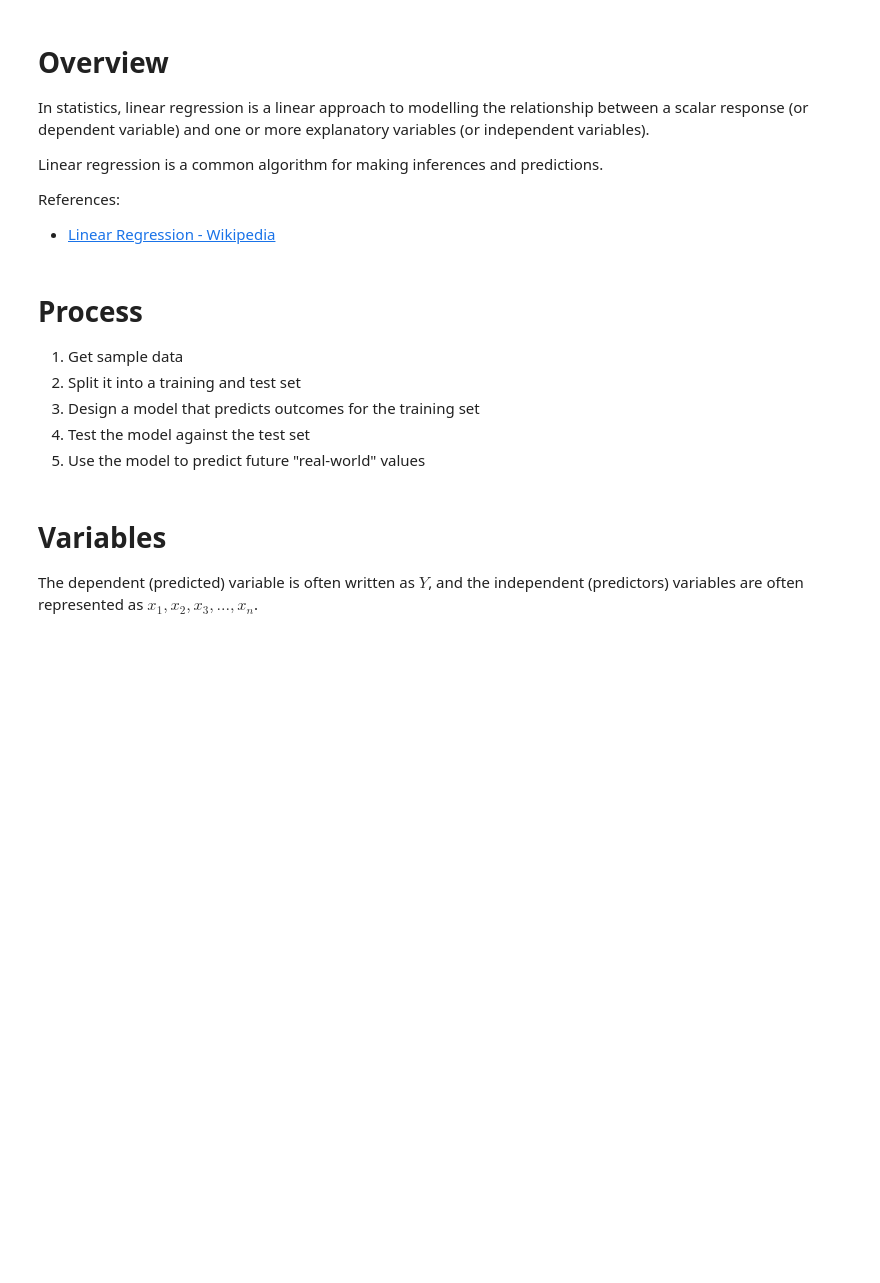
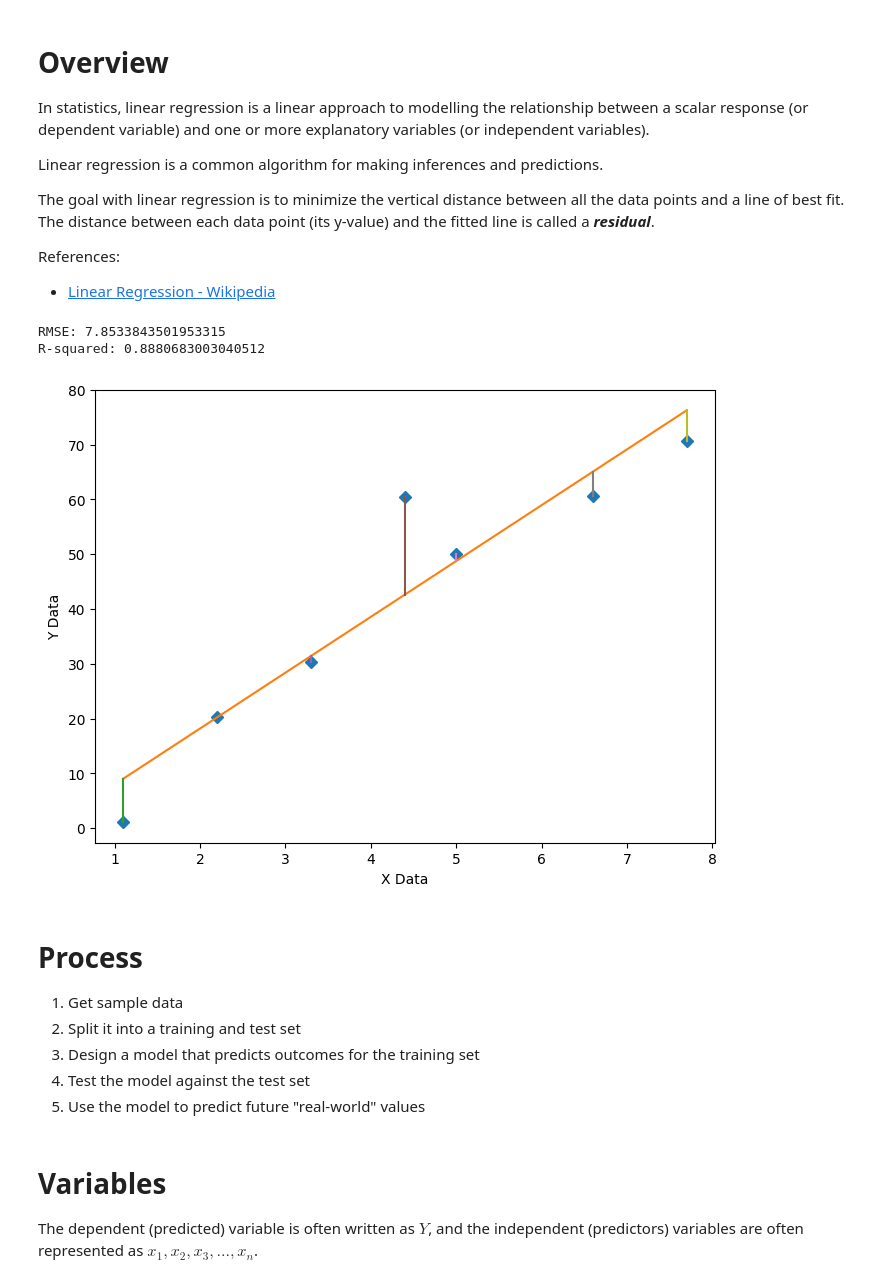
Before and after one commit to javidjamae/data-science, a Jupyter notebook: machine-learning/Linear_Regression.ipynb, the cells around one changed output. Cells and saved outputs as stored; diff of their text form; code cells hidden in the pictures; blank space fills up the shorter version.

Commit message:
notes on python, linear regression, and model deployment

```diff
--- a/machine-learning/Linear_Regression.ipynb
+++ b/machine-learning/Linear_Regression.ipynb
@@ -5,8 +5,78 @@ In statistics, linear regression is a linear approach to modelling the relations
 
 Linear regression is a common algorithm for making inferences and predictions.
 
+The goal with linear regression is to minimize the vertical distance between all the data points and a line of best fit. The distance between each data point (its y-value) and the fitted line is called a ***residual***.
+
 References:
 - [Linear Regression - Wikipedia](https://en.wikipedia.org/wiki/Linear_regression)
+# %%
+# https://stackoverflow.com/questions/53779773/python-linear-regression-best-fit-line-with-residuals
+import numpy, scipy, matplotlib
+import matplotlib.pyplot as plt
+from scipy.optimize import curve_fit
+
+xData = numpy.array([1.1, 2.2, 3.3, 4.4, 5.0, 6.6, 7.7])
+yData = numpy.array([1.1, 20.2, 30.3, 60.4, 50.0, 60.6, 70.7])
+
+
+def func(x, a, b): # simple linear example
+    return a * x + b
+
+
+initialParameters = numpy.array([1.0, 1.0])
+
+# curve fit the test data
+fittedParameters, pcov = curve_fit(func, xData, yData, initialParameters)
+
+modelPredictions = func(xData, *fittedParameters)
+
+absError = modelPredictions - yData
+
+SE = numpy.square(absError) # squared errors
+MSE = numpy.mean(SE) # mean squared errors
+RMSE = numpy.sqrt(MSE) # Root Mean Squared Error, RMSE
+Rsquared = 1.0 - (numpy.var(absError) / numpy.var(yData))
+print('RMSE:', RMSE)
+print('R-squared:', Rsquared)
+
+print()
+
+
+##########################################################
+# graphics output section
+def ModelAndScatterPlot(graphWidth, graphHeight):
+    f = plt.figure(figsize=(graphWidth/100.0, graphHeight/100.0), dpi=100)
+    axes = f.add_subplot(111)
+
+    # first the raw data as a scatter plot
+    axes.plot(xData, yData,  'D')
+
+    # create data for the fitted equation plot
+    xModel = numpy.linspace(min(xData), max(xData))
+    yModel = func(xModel, *fittedParameters)
+
+    # now the model as a line plot
+    axes.plot(xModel, yModel)
+
+    # now add individual line for each point
+    for i in range(len(xData)):
+        lineXdata = (xData[i], xData[i]) # same X
+        lineYdata = (yData[i], modelPredictions[i]) # different Y
+        plt.plot(lineXdata, lineYdata)
+
+    axes.set_xlabel('X Data') # X axis data label
+    axes.set_ylabel('Y Data') # Y axis data label
+
+    plt.show()
+    plt.close('all') # clean up after using pyplot
+
+graphWidth = 800
+graphHeight = 600
+ModelAndScatterPlot(graphWidth, graphHeight)
+# %% [output]
+RMSE: 7.8533843501953315
+R-squared: 0.8880683003040512
+[figure, added]
 # %% [markdown]
 # Process
 
```
Also changed, not shown: parts of 30 cells of this notebook, 9 other files.
